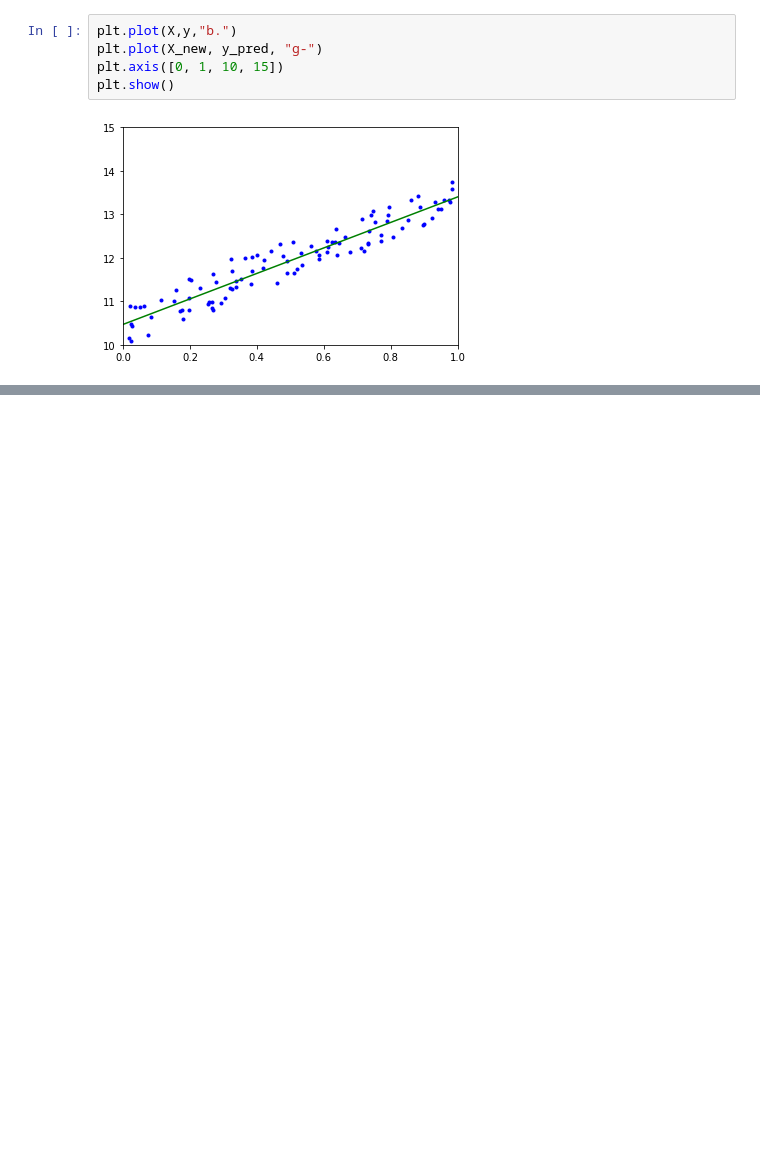
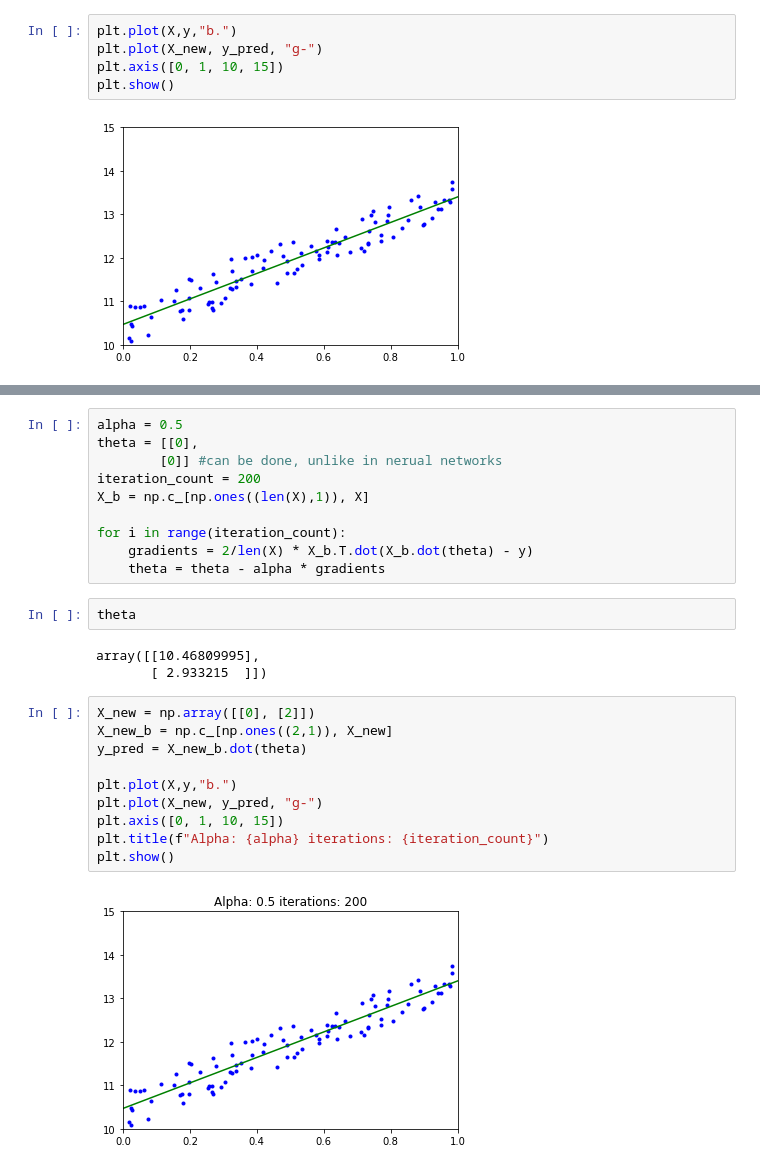
Before and after one commit to szelesaron/ml-from-scratch, a Jupyter notebook: 1-Linear-regression.ipynb, the cells around one changed output, grey strips where cells are left out. Cells and saved outputs as stored; diff of their text form; blank space fills up the shorter version.

```diff
--- a/1-Linear-regression.ipynb
+++ b/1-Linear-regression.ipynb
@@ -49,0 +72,27 @@ plt.show()
+# %%
+alpha = 0.5
+theta = [[0],
+        [0]] #can be done, unlike in nerual networks
+iteration_count = 200
+X_b = np.c_[np.ones((len(X),1)), X]
+
+for i in range(iteration_count):
+    gradients = 2/len(X) * X_b.T.dot(X_b.dot(theta) - y)
+    theta = theta - alpha * gradients
+# %%
+theta
+# %% [output]
+array([[10.46809995],
+       [ 2.933215  ]])
+# %%
+X_new = np.array([[0], [2]])
+X_new_b = np.c_[np.ones((2,1)), X_new]
+y_pred = X_new_b.dot(theta)
+
+plt.plot(X,y,"b.")
+plt.plot(X_new, y_pred, "g-")
+plt.axis([0, 1, 10, 15])
+plt.title(f"Alpha: {alpha} iterations: {iteration_count}")
+plt.show()
+# %% [output]
+[figure, added]
```
Also changed, not shown: parts of 4 cells of this notebook, 1 other file.
